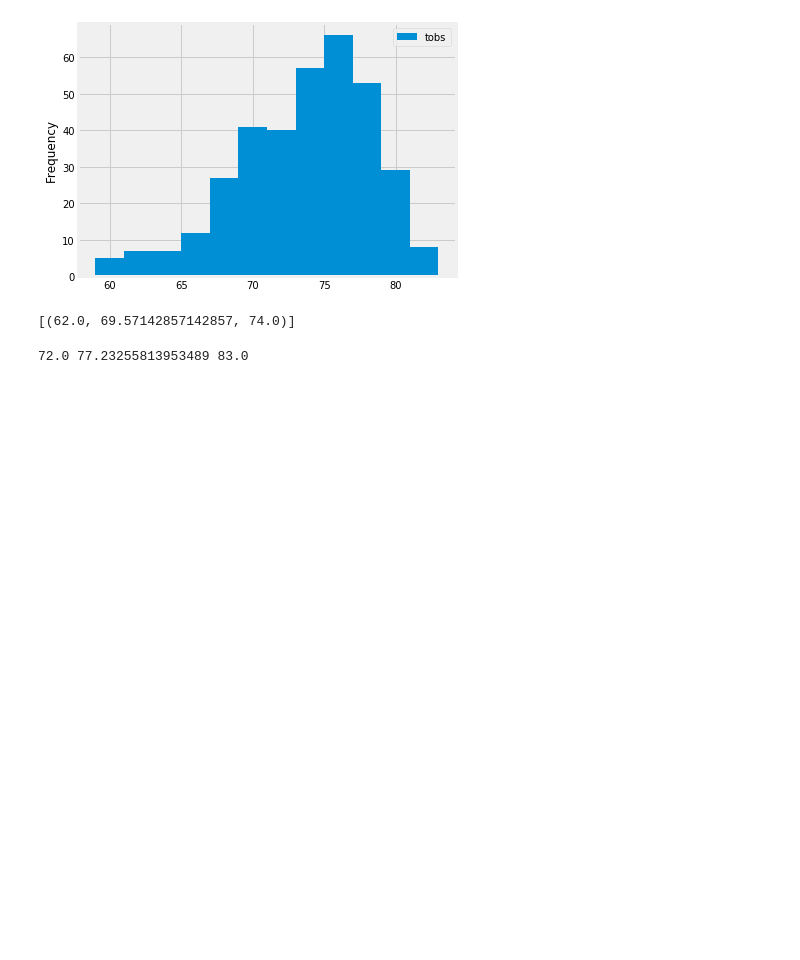
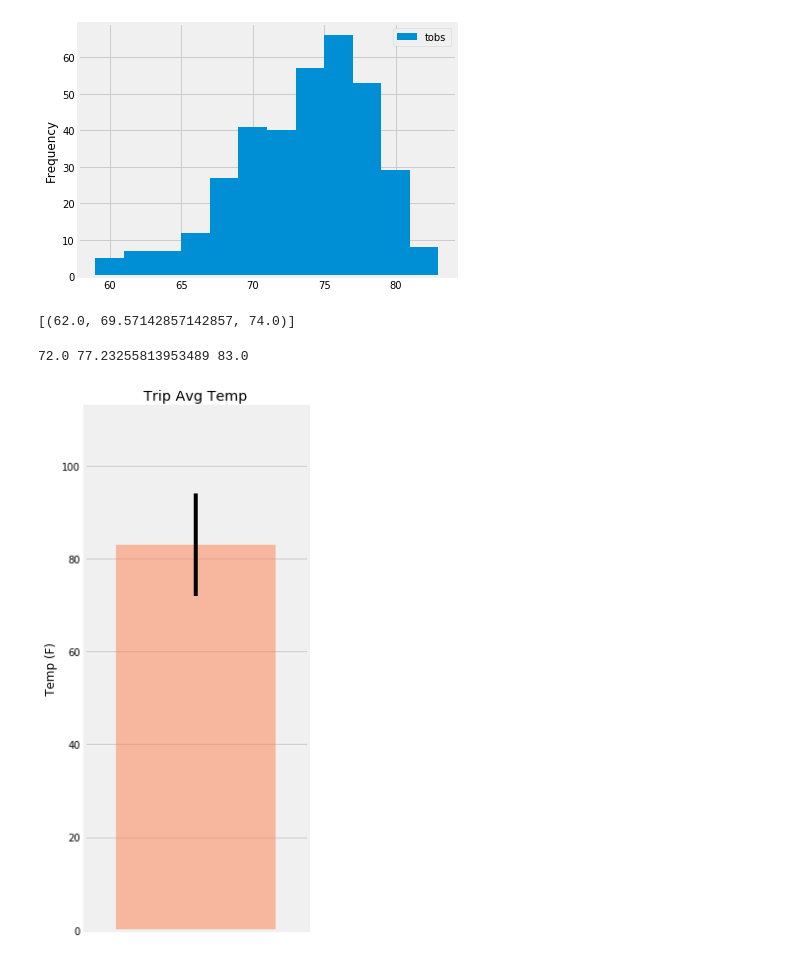
Before and after one commit to MarcoASB/Surf_Alchemy, a Jupyter notebook: Analysis.ipynb, the cells around one changed output. Cells and saved outputs as stored; diff of their text form; code cells hidden in the pictures; blank space fills up the shorter version.

Commit message:
Trip temperature

```diff
--- a/Analysis.ipynb
+++ b/Analysis.ipynb
@@ -111,3 +111,19 @@ tmin, tavg, tmax = calc_temps(prev_year_start.strftime("%Y-%m-%d"), prev_year_en
 print(tmin, tavg, tmax)
 # %% [output]
 72.0 77.23255813953489 83.0
+# %%
+# Previous query results plot as an error bar chart.
+# Using the average temperature for the y value and the peak-to-peak (tmax-tmin) value as the y error bar (yerr)
+
+fig, ax = plt.subplots(figsize=plt.figaspect(2.))
+xpos = 1
+yerr = tmax-tmin
+
+bar = ax.bar(xpos, tmax, yerr=yerr, alpha=0.5, color='coral', align="center")
+ax.set(xticks=range(xpos), xticklabels="a", title="Trip Avg Temp", ylabel="Temp (F)")
+ax.margins(.2, .2)
+# fig.autofmt_xdate()
+fig.tight_layout()
+fig.show()
+# %% [output]
+[figure, added]
```
Also changed, not shown: parts of 1 cell of this notebook.
